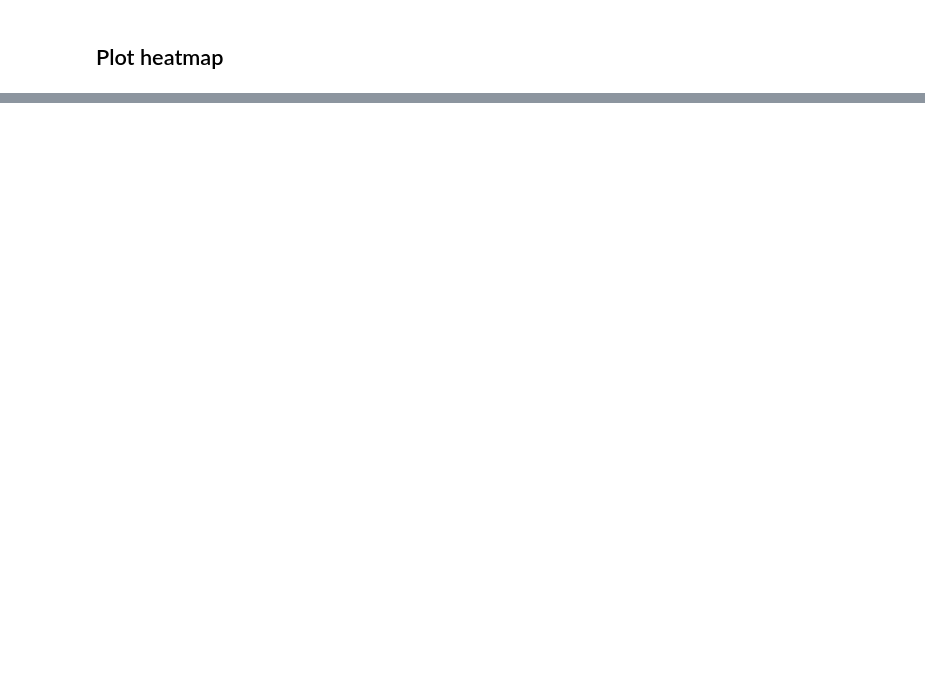
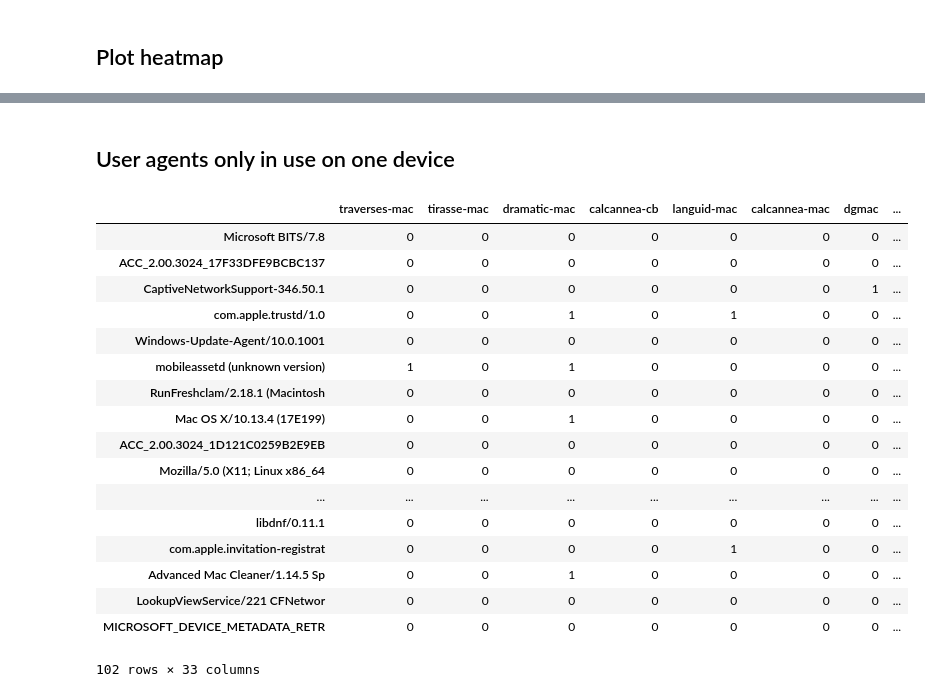
Before and after one commit to careytews/threat-graph-utils, a Jupyter notebook: user-agent-analysis.ipynb, the cells around one changed output, grey strips where cells are left out. Saved outputs shown, nothing was run; the diff lists cells and outputs as text; code cells hidden in the pictures; blank space fills up the shorter version.

Commit message:
More user agent analysis

```diff
--- a/user-agent-analysis.ipynb
+++ b/user-agent-analysis.ipynb
@@ -124,0 +148,26 @@ plt.show()
+# %% [markdown]
+## User agents only in use on one device
+# %%
+df3 = df.copy()
+df3 = df3.apply(lambda x: [1 if v > 0 else 0 for v in x])
+df3["count"] = df3[all_devices].apply(np.count_nonzero, axis=1)
+df3
+# %% [output]
+|  | traverses-mac | tirasse-mac | dramatic-mac | calcannea-cb | languid-mac | calcannea-mac | dgmac | ... |
+| Microsoft BITS/7.8 | 0 | 0 | 0 | 0 | 0 | 0 | 0 | ... |
+| ACC_2.00.3024_17F33DFE9BCBC137 | 0 | 0 | 0 | 0 | 0 | 0 | 0 | ... |
+| CaptiveNetworkSupport-346.50.1 | 0 | 0 | 0 | 0 | 0 | 0 | 1 | ... |
+| com.apple.trustd/1.0 | 0 | 0 | 1 | 0 | 1 | 0 | 0 | ... |
+| Windows-Update-Agent/10.0.1001 | 0 | 0 | 0 | 0 | 0 | 0 | 0 | ... |
+| mobileassetd (unknown version) | 1 | 0 | 1 | 0 | 0 | 0 | 0 | ... |
+| RunFreshclam/2.18.1 (Macintosh | 0 | 0 | 0 | 0 | 0 | 0 | 0 | ... |
+| Mac OS X/10.13.4 (17E199) | 0 | 0 | 1 | 0 | 0 | 0 | 0 | ... |
+| ACC_2.00.3024_1D121C0259B2E9EB | 0 | 0 | 0 | 0 | 0 | 0 | 0 | ... |
+| Mozilla/5.0 (X11; Linux x86_64 | 0 | 0 | 0 | 0 | 0 | 0 | 0 | ... |
+| ... | ... | ... | ... | ... | ... | ... | ... | ... |
+| libdnf/0.11.1 | 0 | 0 | 0 | 0 | 0 | 0 | 0 | ... |
+| com.apple.invitation-registrat | 0 | 0 | 0 | 0 | 1 | 0 | 0 | ... |
+| Advanced Mac Cleaner/1.14.5 Sp | 0 | 0 | 1 | 0 | 0 | 0 | 0 | ... |
+| LookupViewService/221 CFNetwor | 0 | 0 | 0 | 0 | 0 | 0 | 0 | ... |
+| MICROSOFT_DEVICE_METADATA_RETR | 0 | 0 | 0 | 0 | 0 | 0 | 0 | ... |
+102 rows × 33 columns
```
Also changed, not shown: parts of 9 cells of this notebook.
